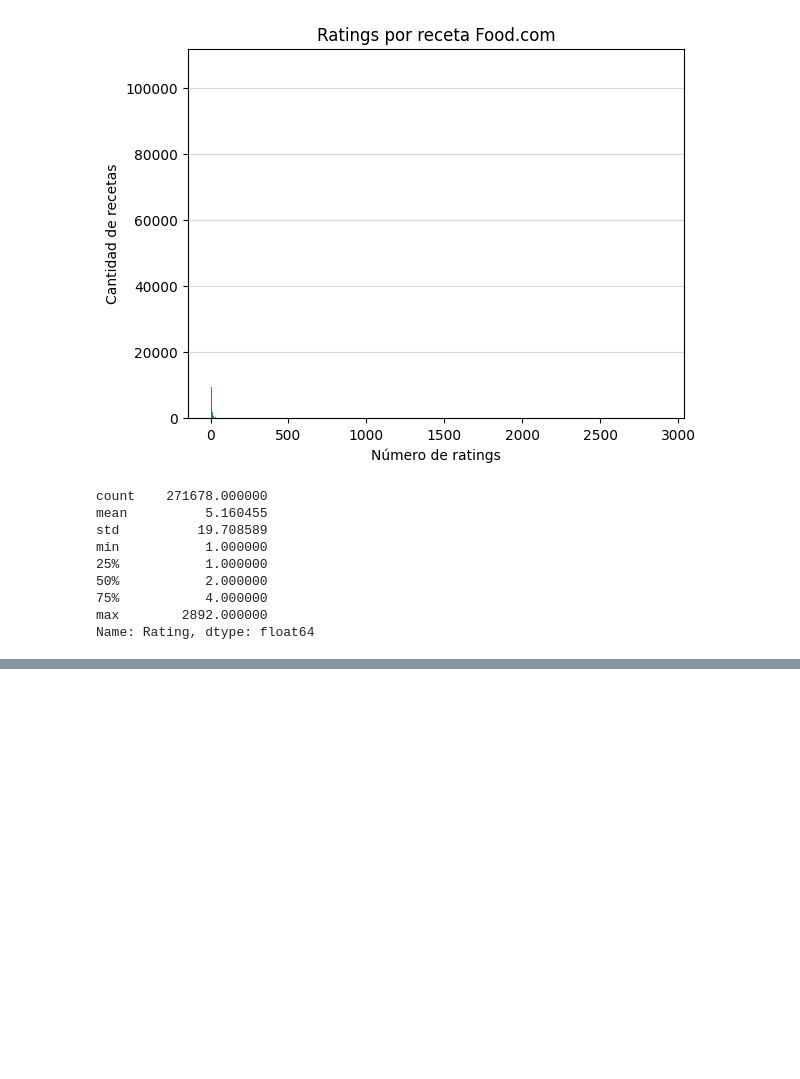
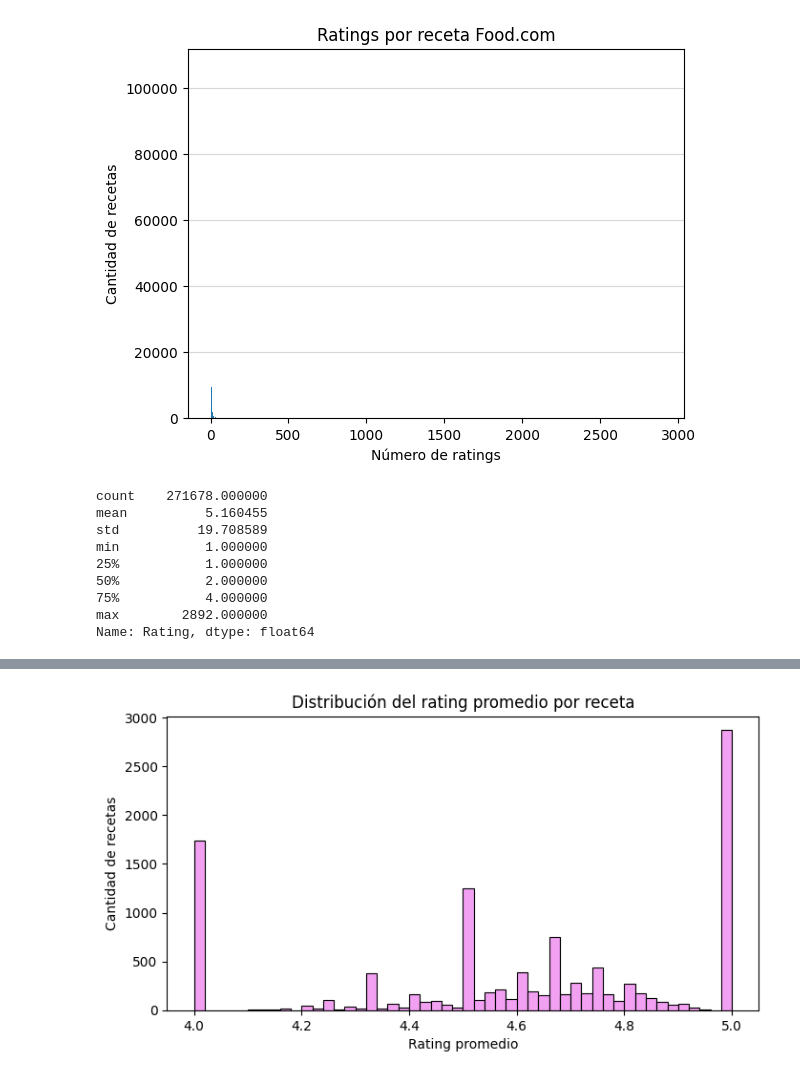
Before and after one commit to ResistorCat/recsys-project, a Jupyter notebook: analysis/main.ipynb, the cells around one changed output, grey strips where cells are left out. Saved outputs shown, nothing was run; the diff lists cells and outputs as text; code cells hidden in the pictures; blank space fills up the shorter version.

```diff
--- a/analysis/main.ipynb
+++ b/analysis/main.ipynb
@@ -297,0 +397,11 @@ Name: Rating, dtype: float64
+# %%
+avg_rating_by_recipe = df_user_course.groupby("course_id")["rating"].mean()
+
+plt.figure(figsize=(8, 4))
+sns.histplot(avg_rating_by_recipe, bins=50, color="violet")
+plt.title("Distribución del rating promedio por receta")
+plt.xlabel("Rating promedio")
+plt.ylabel("Cantidad de recetas")
+plt.show()
+# %% [output]
+[figure, added]
```
Also changed, not shown: parts of 25 cells of this notebook.
